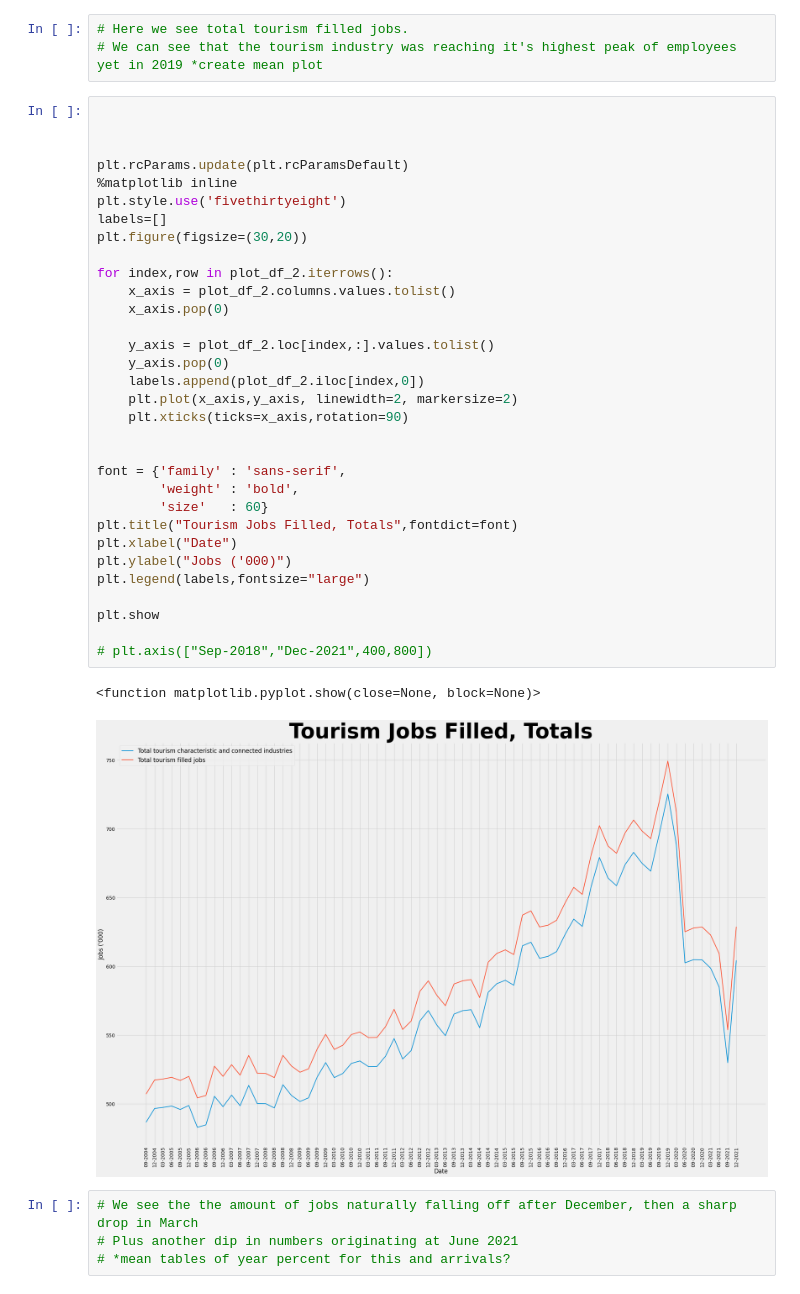
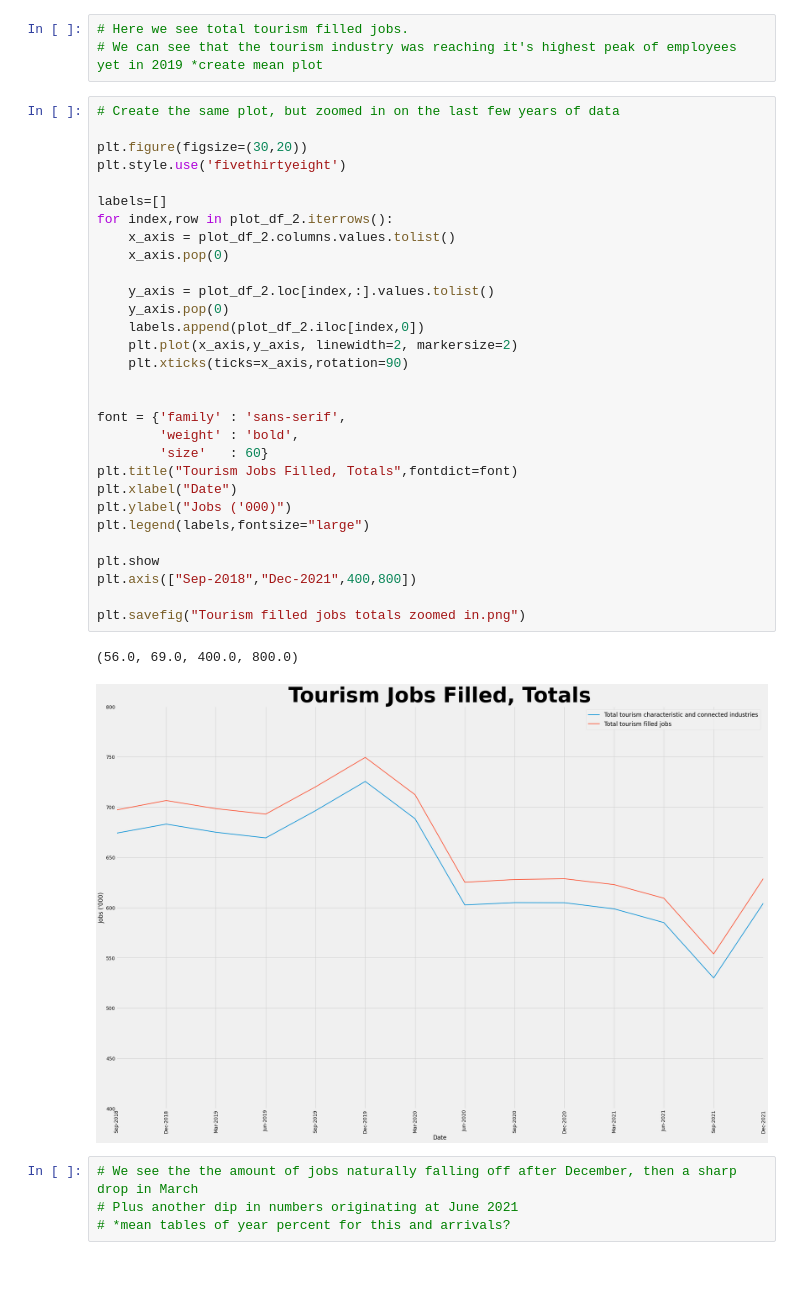
Before and after one commit to JasonDButt/project-1-group-10, a Jupyter notebook: Project-1-Tourism.ipynb, the cells around one changed output. Saved outputs shown, nothing was run; the diff lists cells and outputs as text.

```diff
--- a/Project-1-Tourism.ipynb
+++ b/Project-1-Tourism.ipynb
@@ -131,40 +147,38 @@ plt.show
 # Here we see total tourism filled jobs.
 # We can see that the tourism industry was reaching it's highest peak of employees yet in 2019 *create mean plot
 # %%
+# Create the same plot, but zoomed in on the last few years of data
 
+plt.figure(figsize=(30,20))
+plt.style.use('fivethirtyeight')
 
-
-plt.rcParams.update(plt.rcParamsDefault)
-%matplotlib inline
-plt.style.use('fivethirtyeight')
 labels=[]
-plt.figure(figsize=(30,20))
-
 for index,row in plot_df_2.iterrows():
     x_axis = plot_df_2.columns.values.tolist()
     x_axis.pop(0)
 
     y_axis = plot_df_2.loc[index,:].values.tolist()
     y_axis.pop(0)
     labels.append(plot_df_2.iloc[index,0])
     plt.plot(x_axis,y_axis, linewidth=2, markersize=2)
     plt.xticks(ticks=x_axis,rotation=90)
 
 
 font = {'family' : 'sans-serif',
         'weight' : 'bold',
         'size'   : 60}
 plt.title("Tourism Jobs Filled, Totals",fontdict=font)
 plt.xlabel("Date")
 plt.ylabel("Jobs ('000)")
 plt.legend(labels,fontsize="large")
 
 plt.show
+plt.axis(["Sep-2018","Dec-2021",400,800])
 
-# plt.axis(["Sep-2018","Dec-2021",400,800])
+plt.savefig("Tourism filled jobs totals zoomed in.png")
 # %% [output]
-<function matplotlib.pyplot.show(close=None, block=None)>
+(56.0, 69.0, 400.0, 800.0)
-[figure, old version]
+[figure, new version]
 # %%
 # We see the the amount of jobs naturally falling off after December, then a sharp drop in March
 # Plus another dip in numbers originating at June 2021
```
Also changed, not shown: parts of 13 cells of this notebook, 9 other files.
